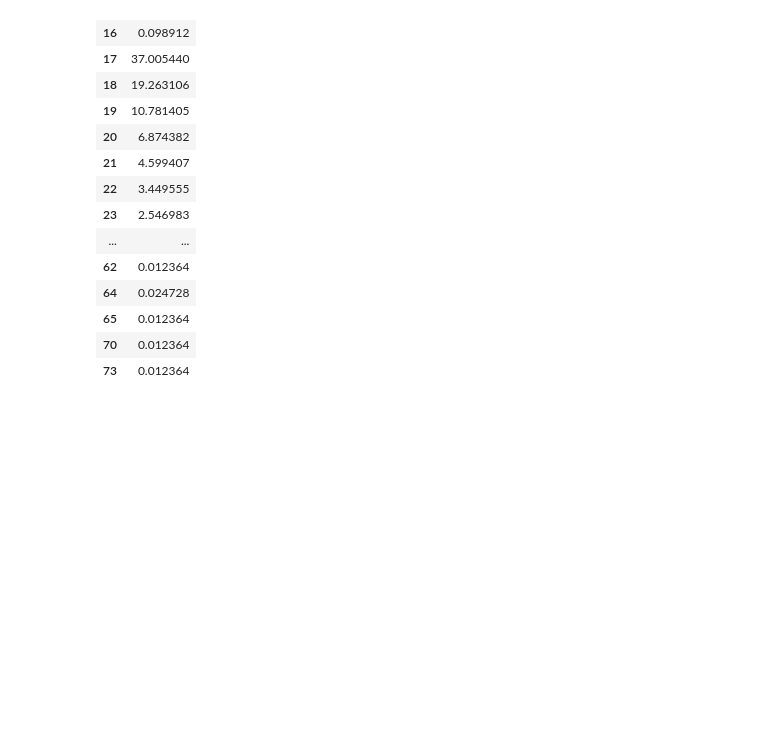
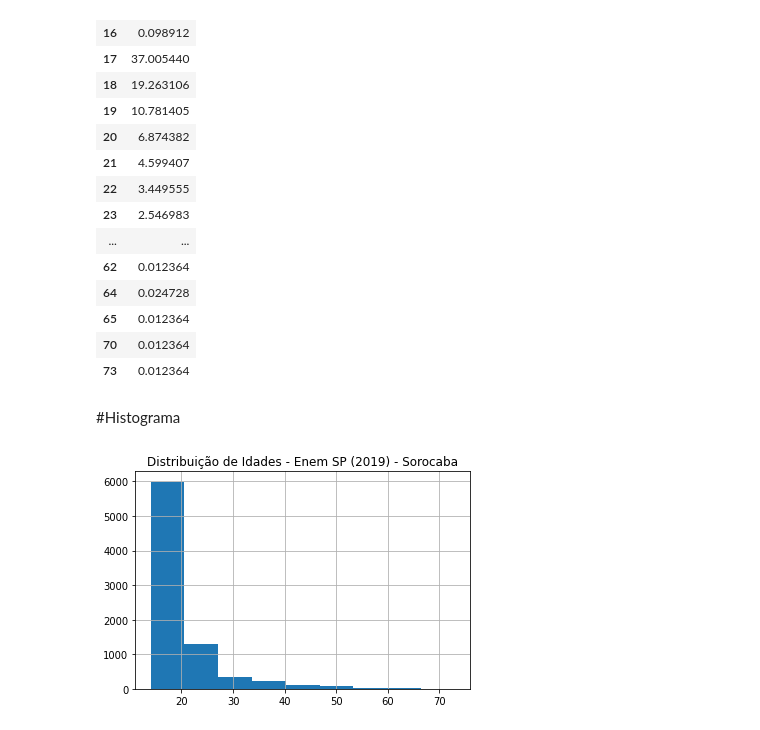
Before and after one commit to Matheusfarmaceutico/Estat-stica-e-An-lise-de-dados-com-Python, a Jupyter notebook: distribuicao_de_frequencia.ipynb, the cells around one changed output. Drawn from its saved outputs; the diff is of its cells as text; code cells hidden in the pictures; blank space fills up the shorter version.

```diff
--- a/distribuicao_de_frequencia.ipynb
+++ b/distribuicao_de_frequencia.ipynb
@@ -159,3 +159,5 @@ freq_perc_relativa
 | 65 | 0.012364 |
 | 70 | 0.012364 |
 | 73 | 0.012364 |
+# %% [markdown]
+#Histograma
@@ -161,0 +166,6 @@ freq_perc_relativa
+# %%
+enem_sorocaba.IDADE.hist(bins=9) #seta o intervalo de idades
+plt.title("Distribuição de Idades - Enem SP (2019) - Sorocaba")
+plt.show()
+# %% [output]
+[figure, added]
```
Also changed, not shown: parts of 9 cells of this notebook.
